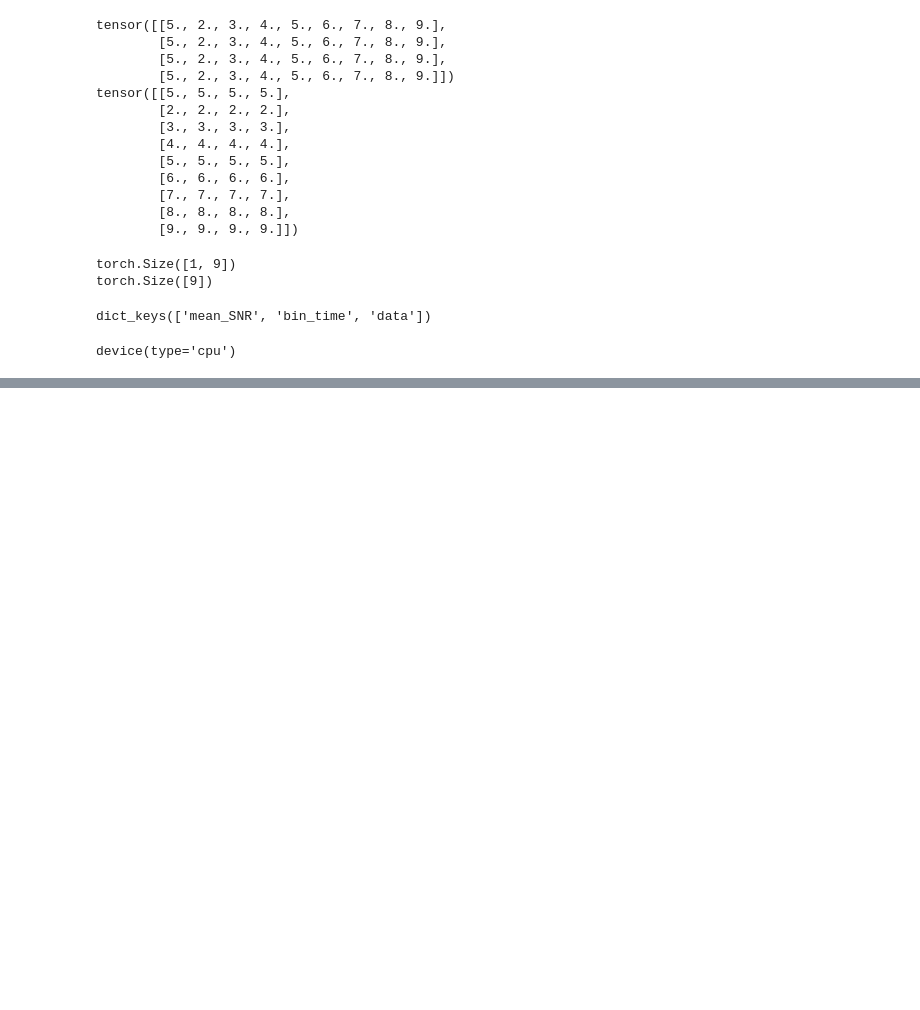
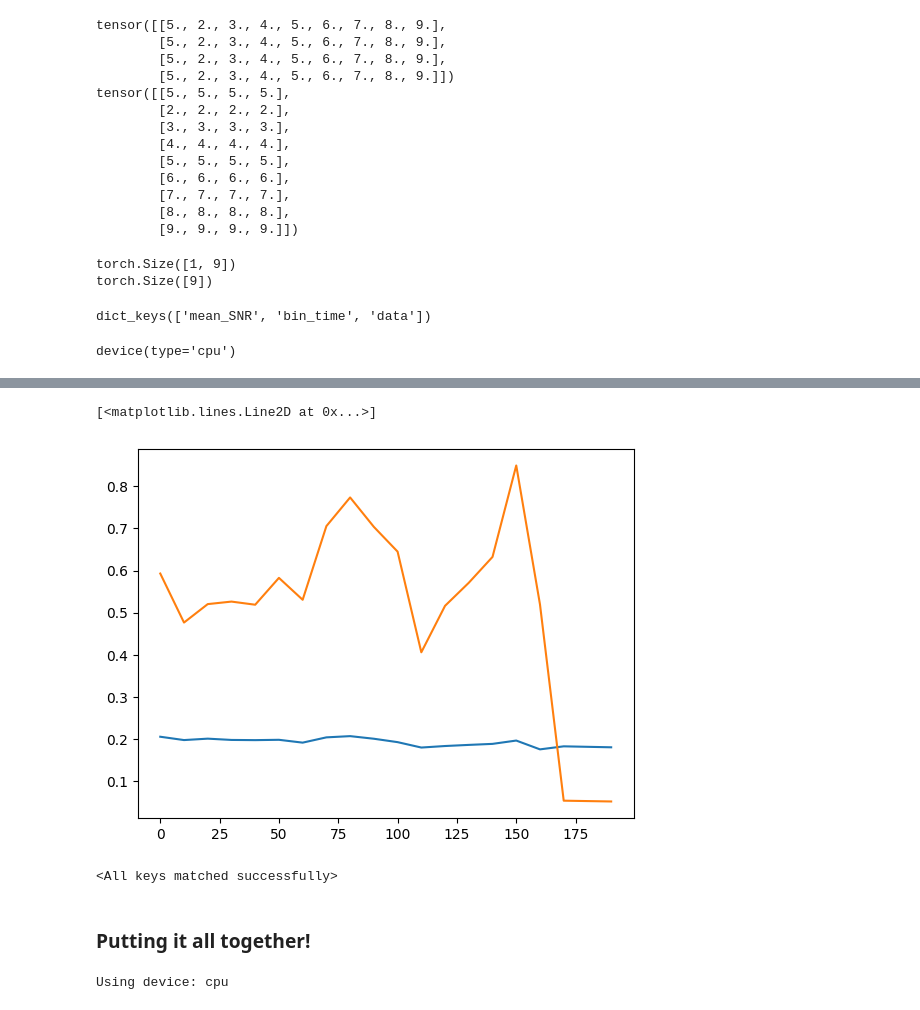
Before and after one commit to SuedIsProgramming/RNO-G-CNN, a Jupyter notebook: pytorch_testing/pytorch_learning.ipynb, the cells around one changed output, grey strips where cells are left out. Saved outputs shown, nothing was run; the diff lists cells and outputs as text; code cells hidden in the pictures; blank space fills up the shorter version.

Commit message:
CNN Learning!

```diff
--- a/pytorch_testing/pytorch_learning.ipynb
+++ b/pytorch_testing/pytorch_learning.ipynb
@@ -108,0 +129,12 @@ device(type='cpu')
+# %%
+# Define variables:
+X = torch.arange(0, 50, dtype=torch.float32)
+weight = 0.7
+bias = -1
+y = weight*X + bias
+
+# Create train/test sets:
+X_train,y_train = X[:40],y[:40]
+X_test,y_test = X[40:],y[40:]
+
+model_0.state_dict()
@@ -108,0 +143,7 @@ device(type='cpu')
+# %%
+# Inference mode allows you to look at the model without training it:
+# Can also use torch.no_grad(), however inference mode is preferred.
+with torch.inference_mode():
+    y_pred = model(X)
+    print(y_pred)
+# Inference mode is called a context manager.
@@ -108,0 +158,14 @@ device(type='cpu')
+# %%
+# We can use a loss function to measure the difference between the predicted and actual values.
+# * Also called a criterion
+# * Also called a cost function
+
+# The mean absolute error is a common loss function for regression problems. In PyTorch, it is implemented as the L1Loss class.
+# Setup a loss function:
+
+loss_fn = nn.L1Loss()
+
+# Stochastic Gradient Descent is a common optimizer for training deep learning models. In PyTorch, it is implemented as the SGD class.
+# Setup an optimizer:
+
+optimizer = torch.optim.SGD(model_0.parameters(), lr=0.001) # lr is the learning rate.
@@ -108,0 +262,9 @@ device(type='cpu')
+# %%
+import matplotlib.pyplot as plt
+list(model_0.parameters())
+
+plt.plot(epoch_count, torch.tensor(loss_values).numpy(), label='Training Loss')
+plt.plot(epoch_count, torch.tensor(test_loss_values).numpy(), label='Test Loss')
+# %% [output]
+[<matplotlib.lines.Line2D at 0x...>]
+[figure, added]
@@ -108,0 +282,23 @@ device(type='cpu')
+# %%
+# To load model:
+
+model_0b = LinearRegressionModel()
+model_0b.load_state_dict(torch.load(MODEL_SAVE_PATH))
+# %% [output]
+<All keys matched successfully>
+# %% [markdown]
+### Putting it all together!
+# %%
+import torch
+from torch import nn
+import matplotlib.pyplot as plt
+
+torch.__version__
+
+torch.cuda.is_available() # ISSUE!
+
+# Setup device agnostic code
+device = "cuda" if torch.cuda.is_available() else "cpu"
+print(f"Using device: {device}")
+# %% [output]
+Using device: cpu
```
Also changed, not shown: parts of 18 cells of this notebook, 10 other files.
